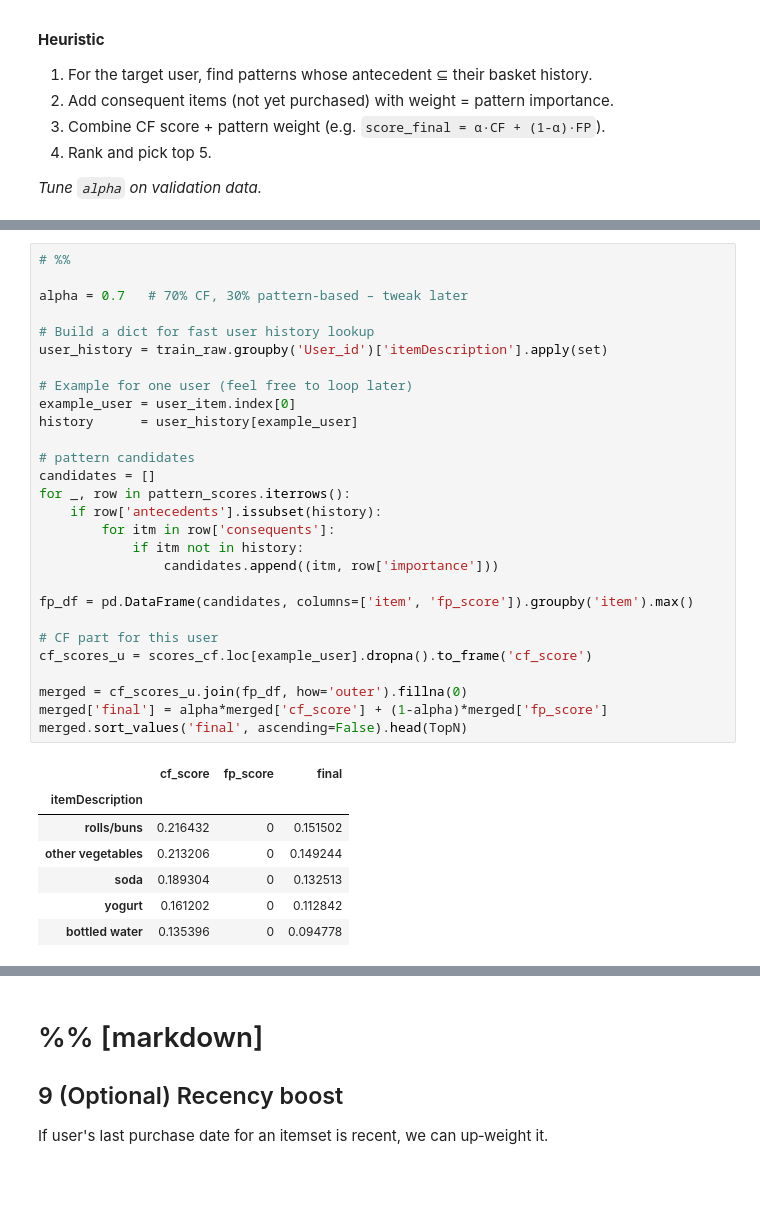
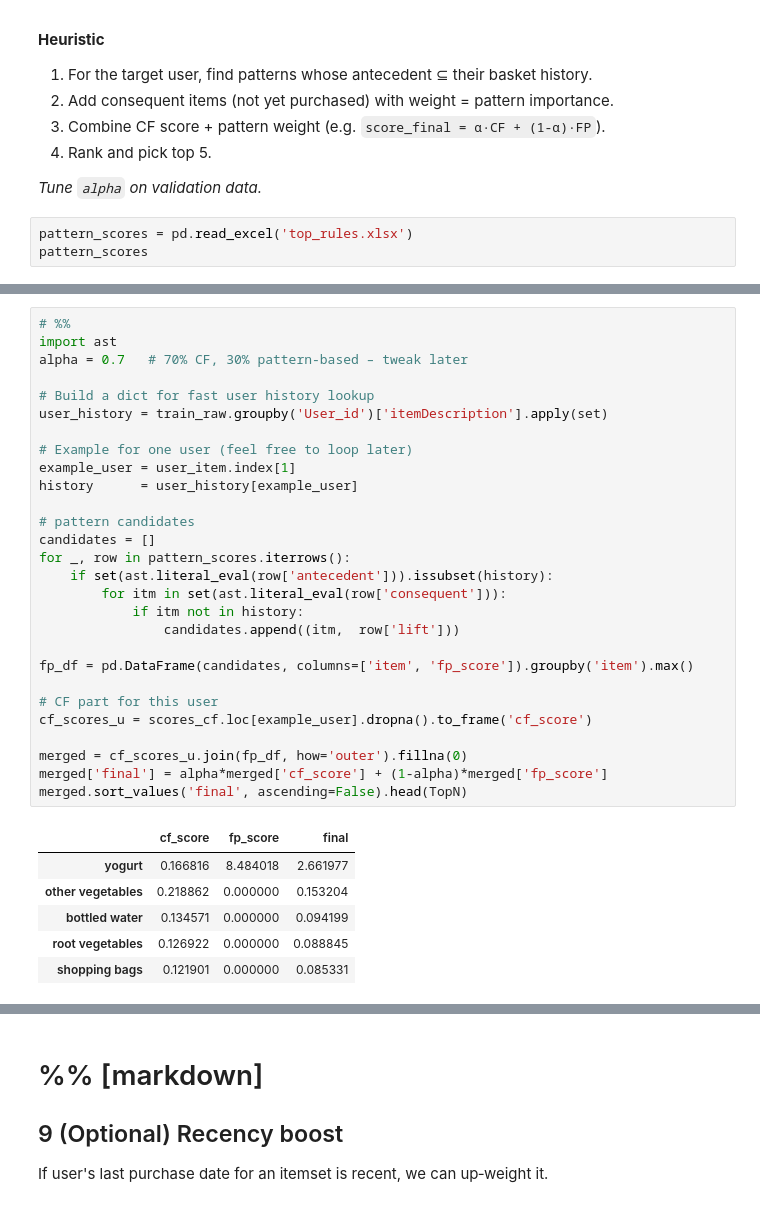
Before and after one commit to KendrickLamawr/Rec-System-for-Grocery-store, a Jupyter notebook: ARYAN_EDIT_task1task2.ipynb, the cells around one changed output, grey strips where cells are left out. Cells and saved outputs as stored; diff of their text form; blank space fills up the shorter version.

```diff
--- a/ARYAN_EDIT_task1task2.ipynb
+++ b/ARYAN_EDIT_task1task2.ipynb
@@ -268,3 +311,6 @@ dtype: object
  4. Rank and pick top 5.
 
  *Tune `alpha` on validation data.*
+# %%
+pattern_scores = pd.read_excel('top_rules.xlsx')
+pattern_scores
@@ -271,36 +331,35 @@ dtype: object
 # %%
 # %%
-
+import ast
 alpha = 0.7   # 70% CF, 30% pattern‑based – tweak later
 
 # Build a dict for fast user history lookup
 user_history = train_raw.groupby('User_id')['itemDescription'].apply(set)
 
 # Example for one user (feel free to loop later)
-example_user = user_item.index[0]
+example_user = user_item.index[1]
 history      = user_history[example_user]
 
 # pattern candidates
 candidates = []
 for _, row in pattern_scores.iterrows():
-    if row['antecedents'].issubset(history):
-        for itm in row['consequents']:
+    if set(ast.literal_eval(row['antecedent'])).issubset(history):
+        for itm in set(ast.literal_eval(row['consequent'])):
             if itm not in history:
-                candidates.append((itm, row['importance']))
+                candidates.append((itm,  row['lift']))
 
 fp_df = pd.DataFrame(candidates, columns=['item', 'fp_score']).groupby('item').max()
 
 # CF part for this user
 cf_scores_u = scores_cf.loc[example_user].dropna().to_frame('cf_score')
 
 merged = cf_scores_u.join(fp_df, how='outer').fillna(0)
 merged['final'] = alpha*merged['cf_score'] + (1-alpha)*merged['fp_score']
 merged.sort_values('final', ascending=False).head(TopN)
 # %% [output]
 |  | cf_score | fp_score | final |
-| itemDescription |  |  |  |
-| rolls/buns | 0.216432 | 0 | 0.151502 |
-| other vegetables | 0.213206 | 0 | 0.149244 |
-| soda | 0.189304 | 0 | 0.132513 |
-| yogurt | 0.161202 | 0 | 0.112842 |
-| bottled water | 0.135396 | 0 | 0.094778 |
+| yogurt | 0.166816 | 8.484018 | 2.661977 |
+| other vegetables | 0.218862 | 0.000000 | 0.153204 |
+| bottled water | 0.134571 | 0.000000 | 0.094199 |
+| root vegetables | 0.126922 | 0.000000 | 0.088845 |
+| shopping bags | 0.121901 | 0.000000 | 0.085331 |
```
Also changed, not shown: parts of 13 cells of this notebook, 6 other files.
